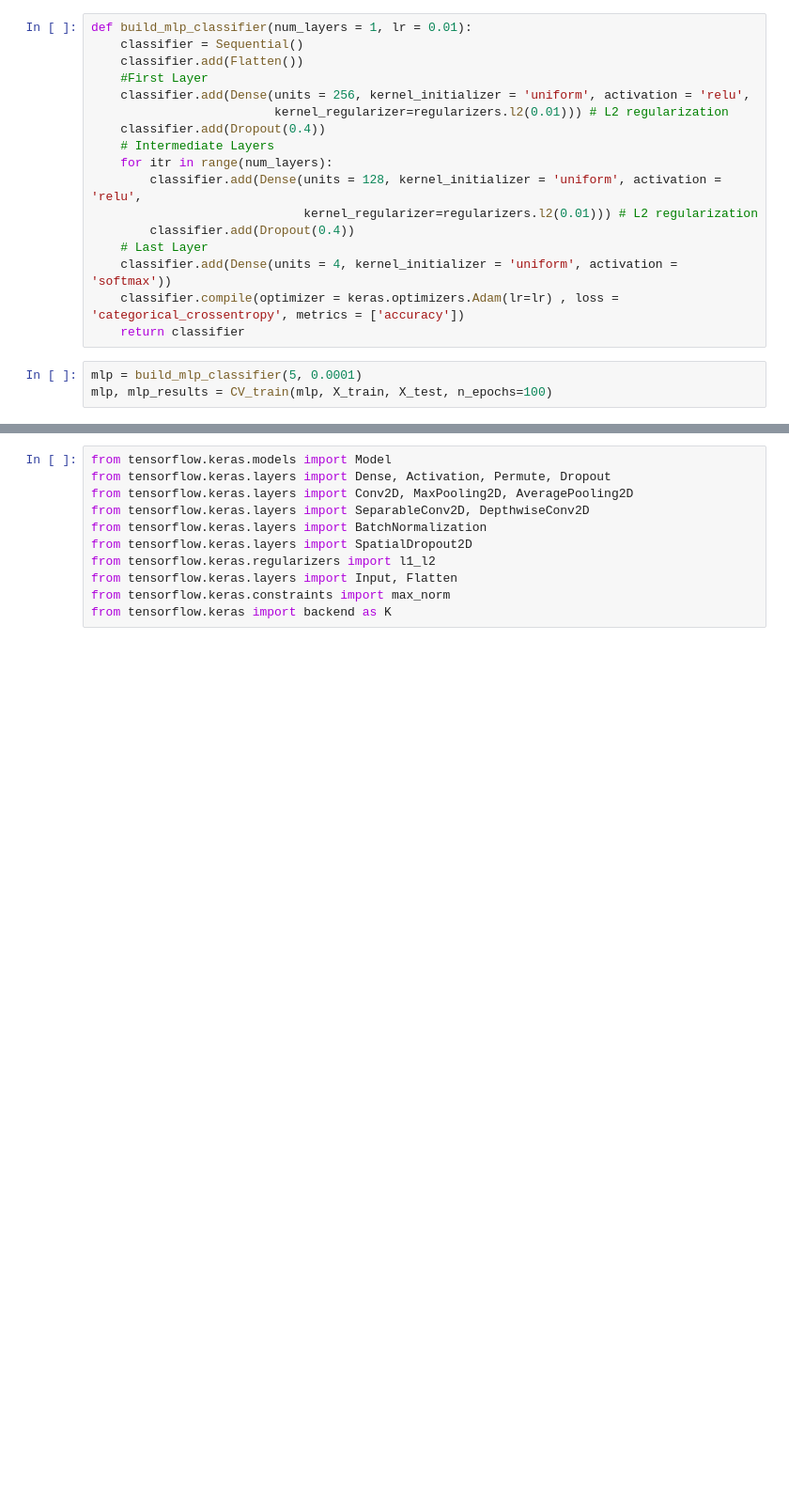
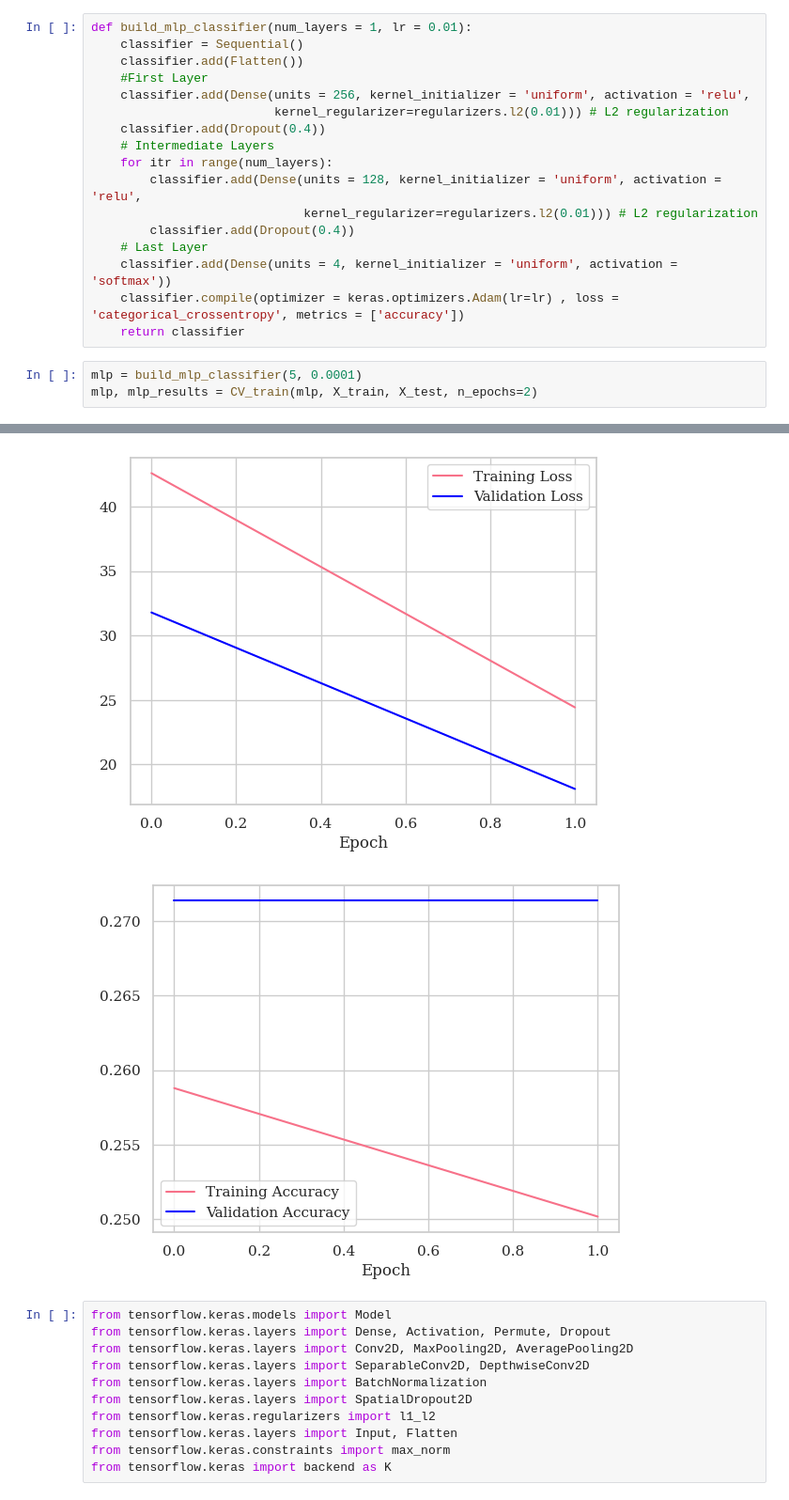
Before and after one commit to sam189239/EEG-MI-Benchmarking, a Jupyter notebook: code/EEGNet.ipynb, the cells around one changed output, grey strips where cells are left out. Shown at 94% size. Cells and saved outputs as stored; diff of their text form; blank space fills up the shorter version.

```diff
--- a/code/EEGNet.ipynb
+++ b/code/EEGNet.ipynb
@@ -268,5 +294,5 @@ def build_mlp_classifier(num_layers = 1, lr = 0.01):
     return classifier
 # %%
 mlp = build_mlp_classifier(5, 0.0001)
-mlp, mlp_results = CV_train(mlp, X_train, X_test, n_epochs=100)
+mlp, mlp_results = CV_train(mlp, X_train, X_test, n_epochs=2)
 # %% [output]
@@ -291,3 +305,5 @@ KeyboardInterrupt:
+[figure, added]
+[figure, added]
 # %%
 from tensorflow.keras.models import Model
 from tensorflow.keras.layers import Dense, Activation, Permute, Dropout
```
Also changed, not shown: parts of 21 cells of this notebook.
